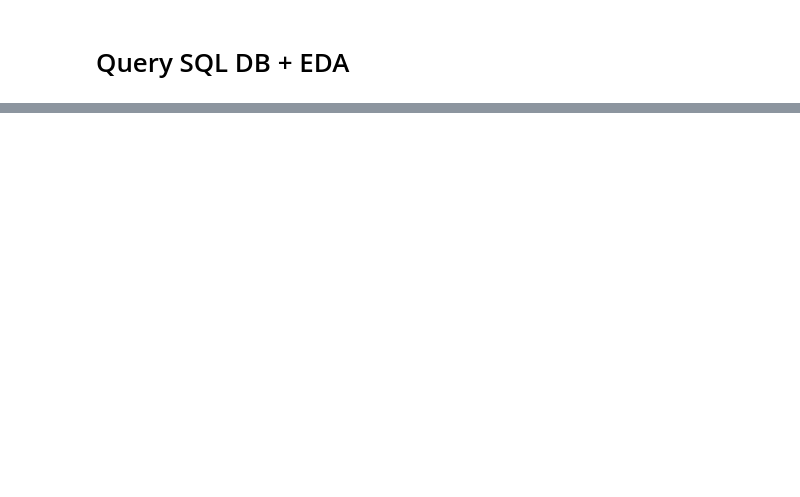
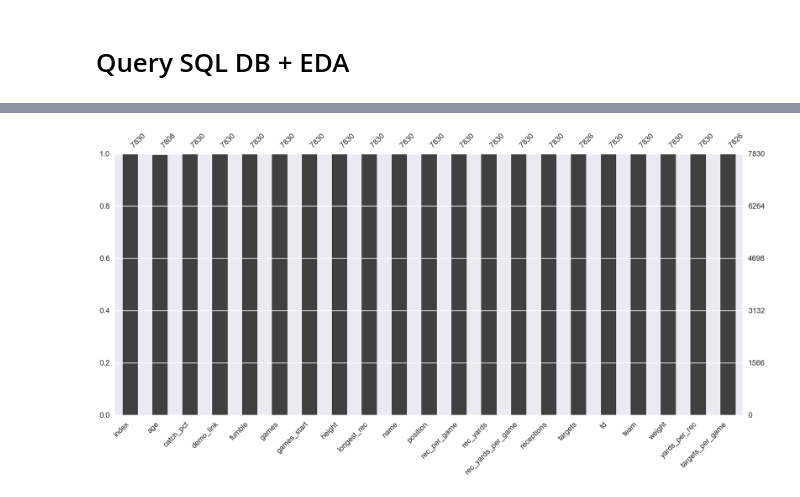
Before and after one commit to k2datascience/nfl-wide-receivers, a Jupyter notebook: notebooks/football-wr-mvp.ipynb, the cells around one changed output, grey strips where cells are left out. Saved outputs shown, nothing was run; the diff lists cells and outputs as text; code cells hidden in the pictures; blank space fills up the shorter version.

```diff
--- a/notebooks/football-wr-mvp.ipynb
+++ b/notebooks/football-wr-mvp.ipynb
@@ -348,3 +348,9 @@ pd.read_sql_query("select * from wide_receivers limit 10;", conn)
 | 9 | 9 | 24.0 | 62.0 | /players/G/GonzTo00.htm | 0.0 | 16.0 | 16.0 | 71.0 | 39.0 | Tony Gonzalez | ... |
 # %% [markdown]
 # Query SQL DB + EDA
+# %%
+import sqlite3
+import pandas as pd
+
+conn = sqlite3.connect("nfl.db")
+df = pd.read_sql_query("select * from wide_receivers;", conn)
@@ -350,0 +366,2 @@ pd.read_sql_query("select * from wide_receivers limit 10;", conn)
+# %%
+df['targets_per_game'] = df['targets'] / df['games']
@@ -350,0 +390,14 @@ pd.read_sql_query("select * from wide_receivers limit 10;", conn)
+# %%
+# Imports
+
+%matplotlib inline
+from matplotlib import pyplot as plt
+
+import seaborn as sns
+sns.set_context("poster", font_scale=1.1)
+
+from scipy import stats
+
+import pivottablejs
+import missingno as msno
+import pandas_profiling
@@ -350,0 +430,4 @@ pd.read_sql_query("select * from wide_receivers limit 10;", conn)
+# %%
+msno.bar(df, labels=True)
+# %% [output]
+[figure, added]
```
Also changed, not shown: parts of 29 cells of this notebook, 4 other files.
